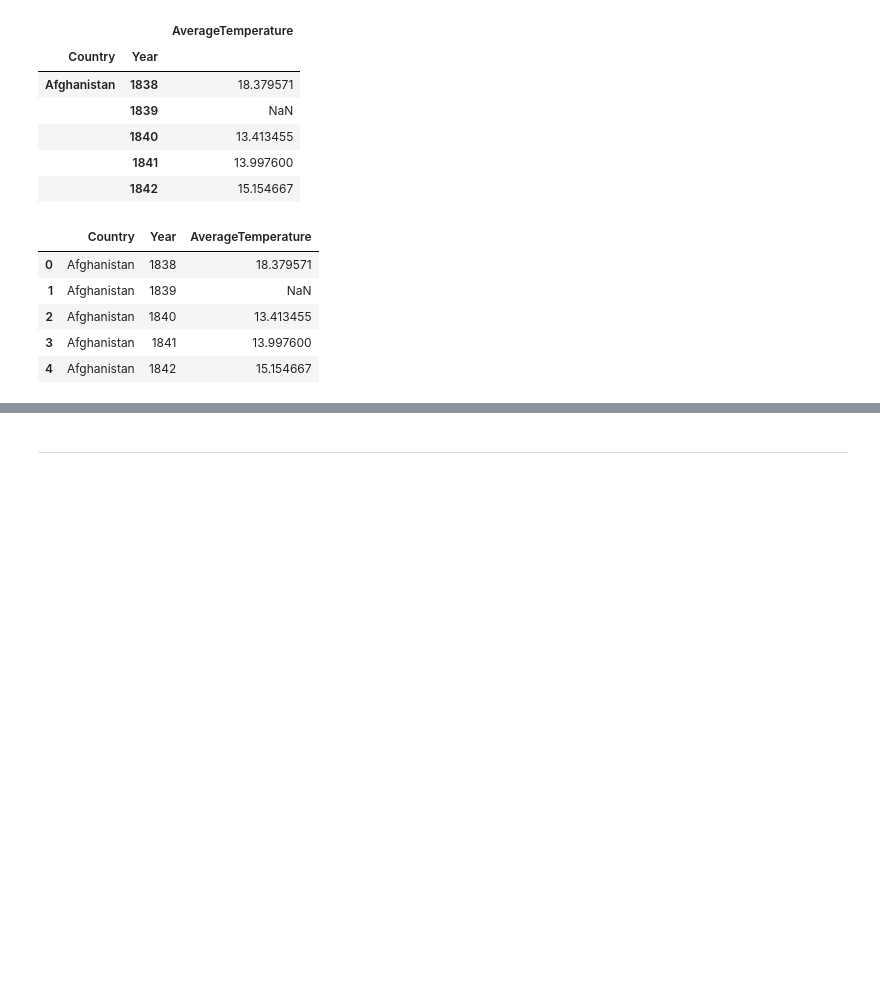
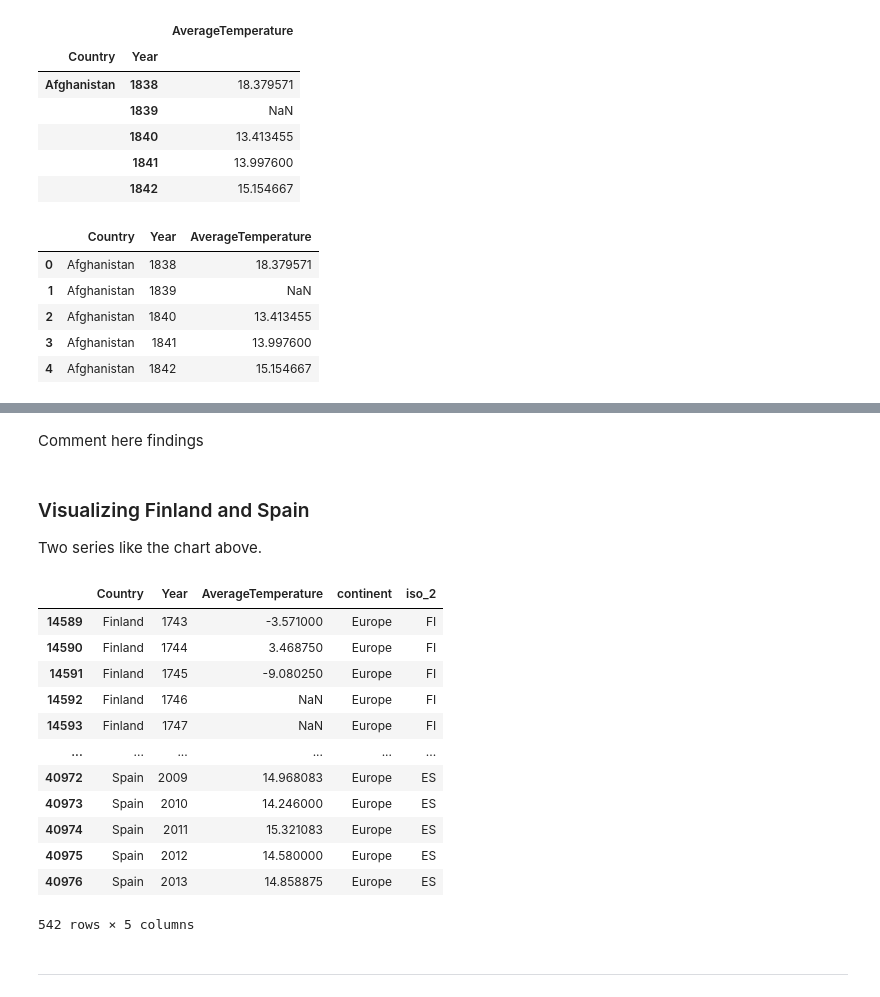
Before and after one commit to ArisMei/Beg-python-project, a Jupyter notebook: analysis/project-notebook-12.ipynb, the cells around one changed output, grey strips where cells are left out. Cells and saved outputs as stored; diff of their text form; code cells hidden in the pictures; blank space fills up the shorter version.

```diff
--- a/analysis/project-notebook-12.ipynb
+++ b/analysis/project-notebook-12.ipynb
@@ -76,3 +259,25 @@ df_year_temp.head()
+# %% [markdown]
+Comment here findings
+# %% [markdown]
+### Visualizing Finland and Spain
+Two series like the chart above.
+# %%
+df_year_temp \
+.loc[lambda x: (x.Country == 'Finland') | (x.Country == 'Spain')]
+# %% [output]
+|  | Country | Year | AverageTemperature | continent | iso_2 |
+| 14589 | Finland | 1743 | -3.571000 | Europe | FI |
+| 14590 | Finland | 1744 | 3.468750 | Europe | FI |
+| 14591 | Finland | 1745 | -9.080250 | Europe | FI |
+| 14592 | Finland | 1746 | NaN | Europe | FI |
+| 14593 | Finland | 1747 | NaN | Europe | FI |
+| ... | ... | ... | ... | ... | ... |
+| 40972 | Spain | 2009 | 14.968083 | Europe | ES |
+| 40973 | Spain | 2010 | 14.246000 | Europe | ES |
+| 40974 | Spain | 2011 | 15.321083 | Europe | ES |
+| 40975 | Spain | 2012 | 14.580000 | Europe | ES |
+| 40976 | Spain | 2013 | 14.858875 | Europe | ES |
+542 rows × 5 columns
 # %% [markdown]
 ---
 # %% [markdown]
```
Also changed, not shown: parts of 17 cells of this notebook.
